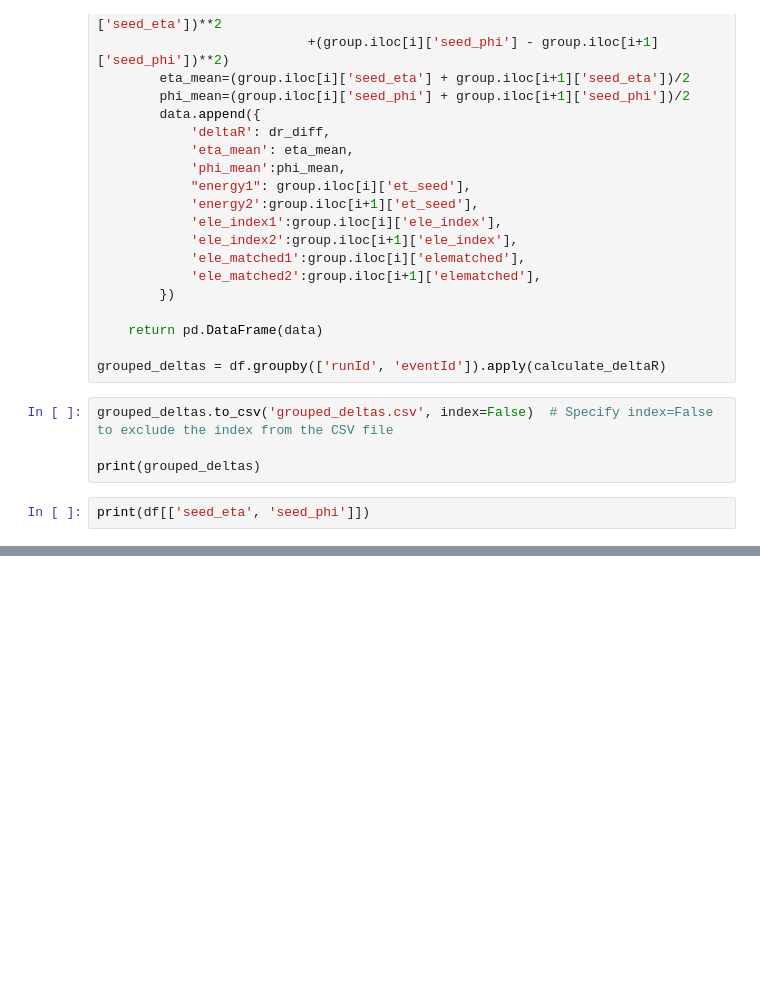
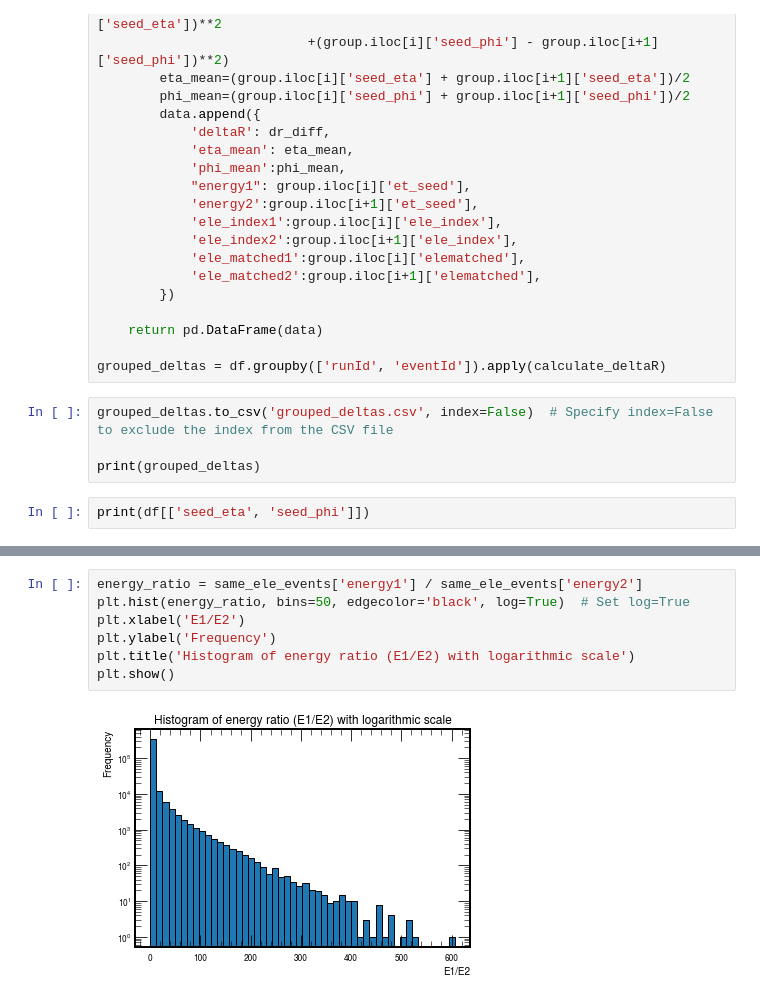
Before and after one commit to Cirrinci/CMS_Simulation, a Jupyter notebook: Untitled.ipynb, the cells around one changed output, grey strips where cells are left out. Drawn from its saved outputs; the diff is of its cells as text; blank space fills up the shorter version.

```diff
--- a/Untitled.ipynb
+++ b/Untitled.ipynb
@@ -202,0 +315,9 @@ print(df[['seed_eta', 'seed_phi']])
+# %%
+energy_ratio = same_ele_events['energy1'] / same_ele_events['energy2']
+plt.hist(energy_ratio, bins=50, edgecolor='black', log=True)  # Set log=True
+plt.xlabel('E1/E2')
+plt.ylabel('Frequency')
+plt.title('Histogram of energy ratio (E1/E2) with logarithmic scale')
+plt.show()
+# %% [output]
+[figure, added]
```
Also changed, not shown: parts of 11 cells of this notebook.
